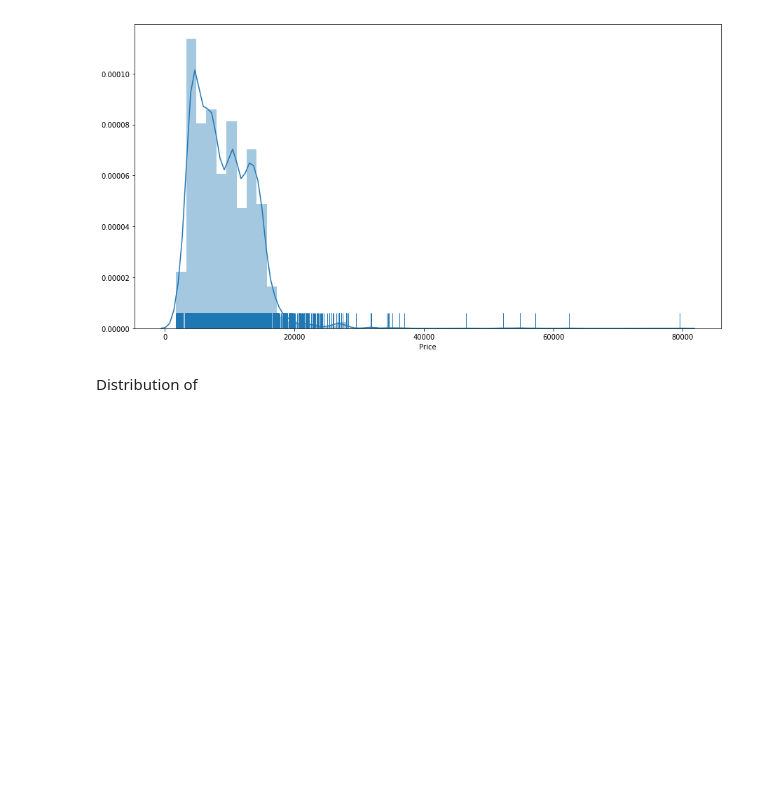
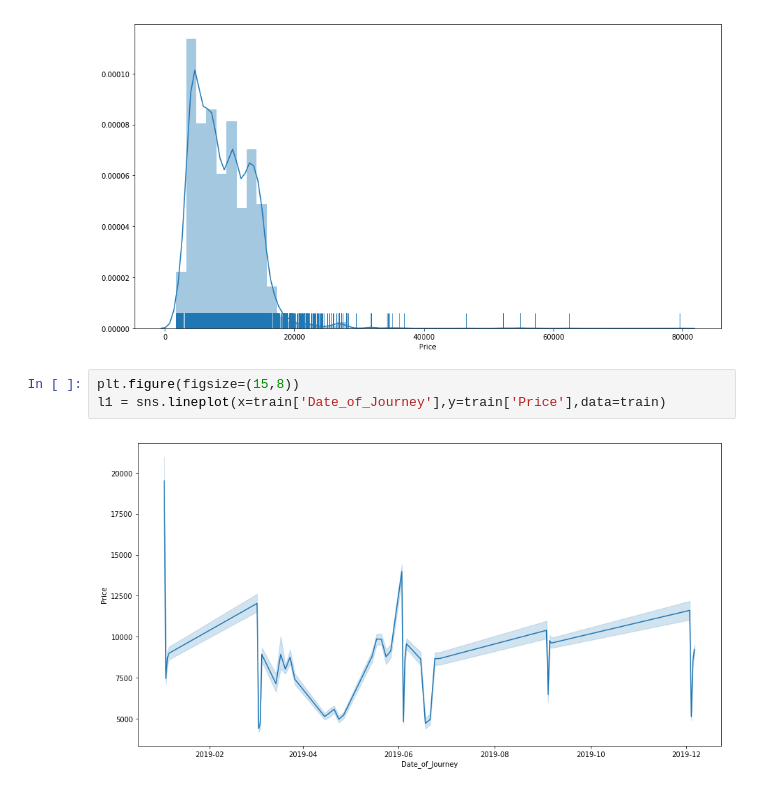
Before and after one commit to shashi29/Flight-price-prediction, a Jupyter notebook: Flight.ipynb, the cells around one changed output. Saved outputs shown, nothing was run; the diff lists cells and outputs as text; blank space fills up the shorter version.

```diff
--- a/Flight.ipynb
+++ b/Flight.ipynb
@@ -46,5 +46,8 @@ plt.figure(figsize=(15,8))
 d1 = sns.distplot(train['Price'],rug=True)
 # %% [output]
 [figure]
-# %% [markdown]
-Distribution of
+# %%
+plt.figure(figsize=(15,8))
+l1 = sns.lineplot(x=train['Date_of_Journey'],y=train['Price'],data=train)
+# %% [output]
+[figure, added]
```
Also changed, not shown: parts of 7 cells of this notebook.
